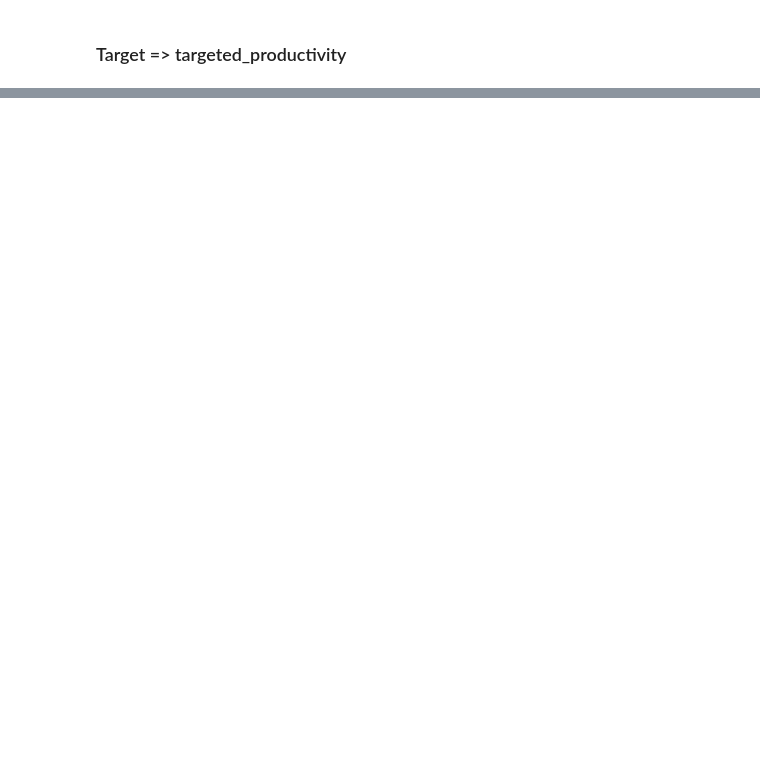
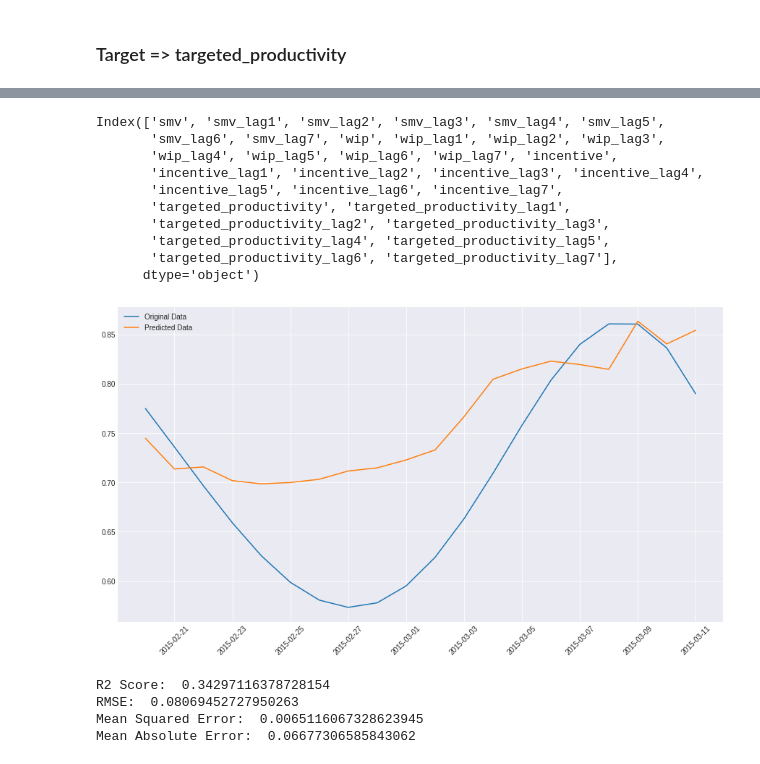
Before and after one commit to skozh/MM, a Jupyter notebook: Task4.ipynb, the cells around one changed output, grey strips where cells are left out. Drawn from its saved outputs; the diff is of its cells as text; code cells hidden in the pictures; blank space fills up the shorter version.

```diff
--- a/Task4.ipynb
+++ b/Task4.ipynb
@@ -687,0 +691,3 @@ Mean Absolute Error:  0.057000000000000085
+# %%
+input_data['actual_productivity'] = tsf.values
+input_data
@@ -687,0 +709,22 @@ Mean Absolute Error:  0.057000000000000085
+# %%
+df = add_lags(s=input_data, lag=7, tar=['actual_productivity']).dropna()
+X = df.loc[:, df.columns != 'actual_productivity']
+y = df[['actual_productivity']].values
+print(X.columns)
+fit_and_predict(X, y, 20)
+# %% [output]
+Index(['smv', 'smv_lag1', 'smv_lag2', 'smv_lag3', 'smv_lag4', 'smv_lag5',
+       'smv_lag6', 'smv_lag7', 'wip', 'wip_lag1', 'wip_lag2', 'wip_lag3',
+       'wip_lag4', 'wip_lag5', 'wip_lag6', 'wip_lag7', 'incentive',
+       'incentive_lag1', 'incentive_lag2', 'incentive_lag3', 'incentive_lag4',
+       'incentive_lag5', 'incentive_lag6', 'incentive_lag7',
+       'targeted_productivity', 'targeted_productivity_lag1',
+       'targeted_productivity_lag2', 'targeted_productivity_lag3',
+       'targeted_productivity_lag4', 'targeted_productivity_lag5',
+       'targeted_productivity_lag6', 'targeted_productivity_lag7'],
+      dtype='object')
+[figure, added]
+R2 Score:  0.34297116378728154
+RMSE:  0.08069452727950263
+Mean Squared Error:  0.0065116067328623945
+Mean Absolute Error:  0.06677306585843062
```
Also changed, not shown: parts of 8 cells of this notebook, 1 other file.
